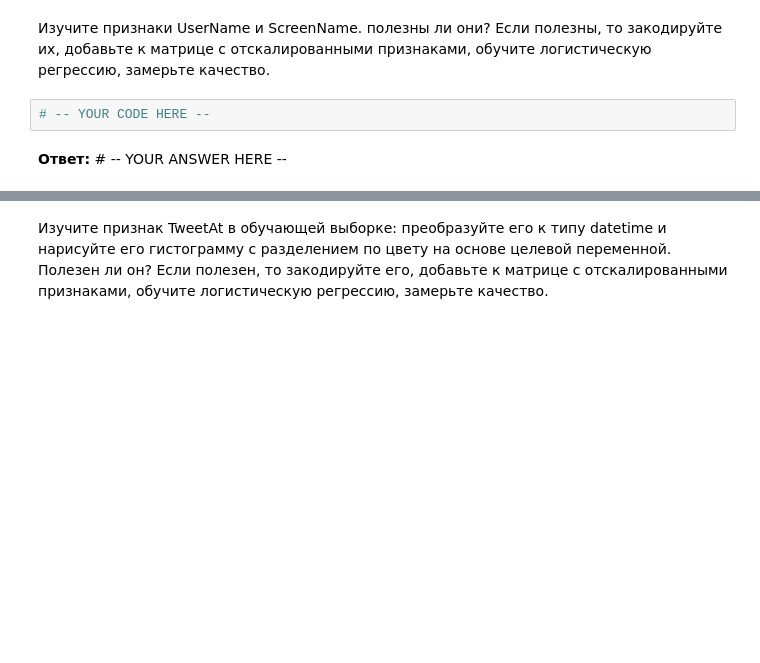
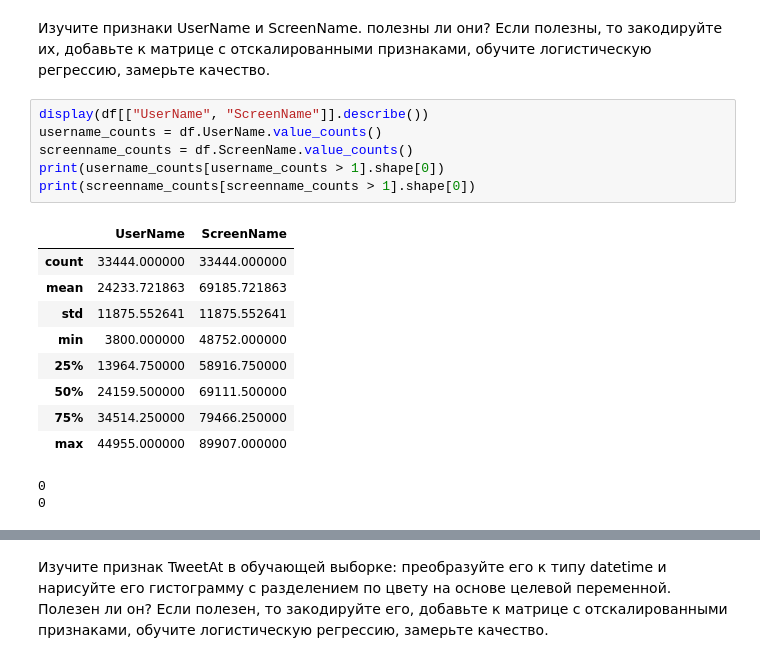
Before and after one commit to AjnoEO/iad-ml, a Jupyter notebook: hw06-texts/hw06_texts.ipynb, the cells around one changed output, grey strips where cells are left out. Saved outputs shown, nothing was run; the diff lists cells and outputs as text; blank space fills up the shorter version.

```diff
--- a/hw06-texts/hw06_texts.ipynb
+++ b/hw06-texts/hw06_texts.ipynb
@@ -573,7 +681,21 @@ from sklearn.preprocessing import StandardScaler
 Мы были сконцентрированы на работе с текстами твиттов и не использовали другие признаки - имена пользователя, дату и местоположение
 # %% [markdown]
 Изучите признаки UserName и ScreenName. полезны ли они? Если полезны, то закодируйте их, добавьте к матрице с отскалированными признаками, обучите логистическую регрессию, замерьте качество.
-# %%
-# -- YOUR CODE HERE --
-# %% [markdown]
-**Ответ:** # -- YOUR ANSWER HERE --
+# %%
+display(df[["UserName", "ScreenName"]].describe())
+username_counts = df.UserName.value_counts()
+screenname_counts = df.ScreenName.value_counts()
+print(username_counts[username_counts > 1].shape[0])
+print(screenname_counts[screenname_counts > 1].shape[0])
+# %% [output]
+|  | UserName | ScreenName |
+| count | 33444.000000 | 33444.000000 |
+| mean | 24233.721863 | 69185.721863 |
+| std | 11875.552641 | 11875.552641 |
+| min | 3800.000000 | 48752.000000 |
+| 25% | 13964.750000 | 58916.750000 |
+| 50% | 24159.500000 | 69111.500000 |
+| 75% | 34514.250000 | 79466.250000 |
+| max | 44955.000000 | 89907.000000 |
+0
+0
```
Also changed, not shown: parts of 57 cells of this notebook.
